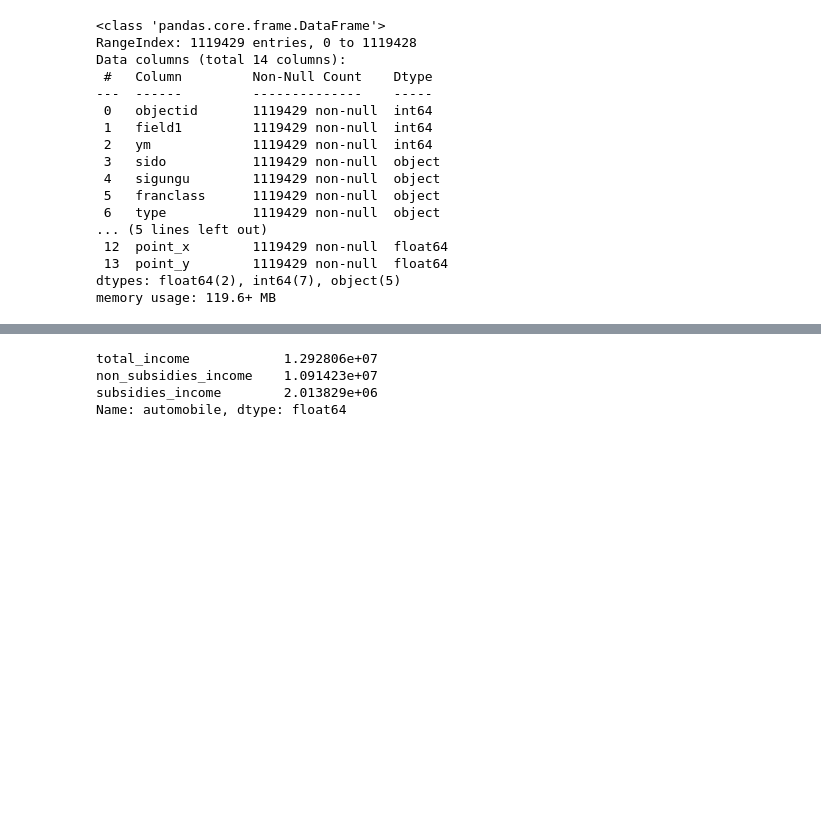
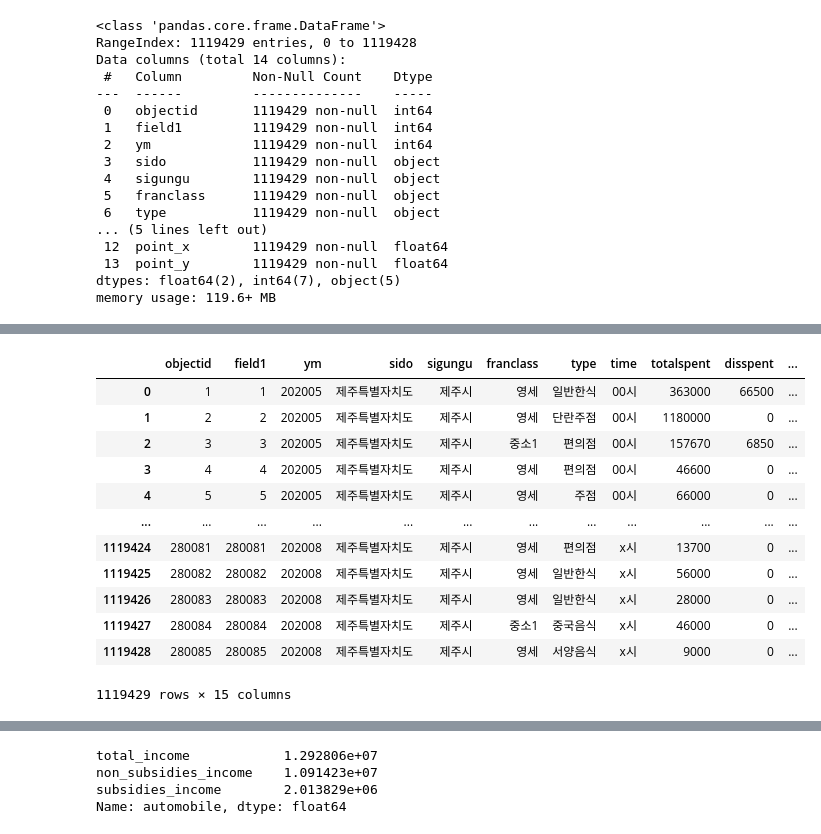
Before and after one commit to yeonghwanchoi/EDA, a Jupyter notebook: jeju_EDA/sale_trend_jeju.ipynb, the cells around one changed output, grey strips where cells are left out. Cells and saved outputs as stored; diff of their text form; code cells hidden in the pictures; blank space fills up the shorter version.

```diff
--- a/jeju_EDA/sale_trend_jeju.ipynb
+++ b/jeju_EDA/sale_trend_jeju.ipynb
@@ -99,6 +120,14 @@ df.describe()
 # %%
+# geocoding
 from pyproj import Proj, transform
-proj_itrf = Proj(init='epsg:5178')
-proj_wgs84 = Proj(init='epsg:4326')
-df["lon"],df["lat"] = transform(proj_itrf,proj_wgs84,df['point_x'],df["point_y"])
-df.drop(['point_x','point_y',"field1",'ym'],inplace=True, axis=1)
+proj_itrf = Proj(init='epsg:5178') # korean grid
+proj_wgs84 = Proj(init='epsg:4326') # World Geodetic System
+df["lon"],df["lat"] = transform(proj_itrf,proj_wgs84,df['point_x'],df['point_y']) # itrf --> lon/lat
+
+
+df['geometry'] = gpd.points_from_xy(df.point_x, df.point_y) # points
+df_new=df.drop(['point_x','point_y'],axis=1)
+# df.drop(['point_x','point_y'],inplace=True, axis=1)
+
+# get boundary
+boundary = gpd.read_file(os.path.join(path, 'LSMD_ADM_SECT_UMD_50.shp'),encoding='euc-kr').to_crs('EPSG:4326')
@@ -114,0 +143,16 @@ df.drop(['point_x','point_y',"field1",'ym'],inplace=True, axis=1)
+# %%
+df_new
+# %% [output]
+|  | objectid | field1 | ym | sido | sigungu | franclass | type | time | totalspent | disspent | ... |
+| 0 | 1 | 1 | 202005 | 제주특별자치도 | 제주시 | 영세 | 일반한식 | 00시 | 363000 | 66500 | ... |
+| 1 | 2 | 2 | 202005 | 제주특별자치도 | 제주시 | 영세 | 단란주점 | 00시 | 1180000 | 0 | ... |
+| 2 | 3 | 3 | 202005 | 제주특별자치도 | 제주시 | 중소1 | 편의점 | 00시 | 157670 | 6850 | ... |
+| 3 | 4 | 4 | 202005 | 제주특별자치도 | 제주시 | 영세 | 편의점 | 00시 | 46600 | 0 | ... |
+| 4 | 5 | 5 | 202005 | 제주특별자치도 | 제주시 | 영세 | 주점 | 00시 | 66000 | 0 | ... |
+| ... | ... | ... | ... | ... | ... | ... | ... | ... | ... | ... | ... |
+| 1119424 | 280081 | 280081 | 202008 | 제주특별자치도 | 제주시 | 영세 | 편의점 | x시 | 13700 | 0 | ... |
+| 1119425 | 280082 | 280082 | 202008 | 제주특별자치도 | 제주시 | 영세 | 일반한식 | x시 | 56000 | 0 | ... |
+| 1119426 | 280083 | 280083 | 202008 | 제주특별자치도 | 제주시 | 영세 | 일반한식 | x시 | 28000 | 0 | ... |
+| 1119427 | 280084 | 280084 | 202008 | 제주특별자치도 | 제주시 | 중소1 | 중국음식 | x시 | 46000 | 0 | ... |
+| 1119428 | 280085 | 280085 | 202008 | 제주특별자치도 | 제주시 | 영세 | 서양음식 | x시 | 9000 | 0 | ... |
+1119429 rows × 15 columns
```
Also changed, not shown: parts of 17 cells of this notebook.
